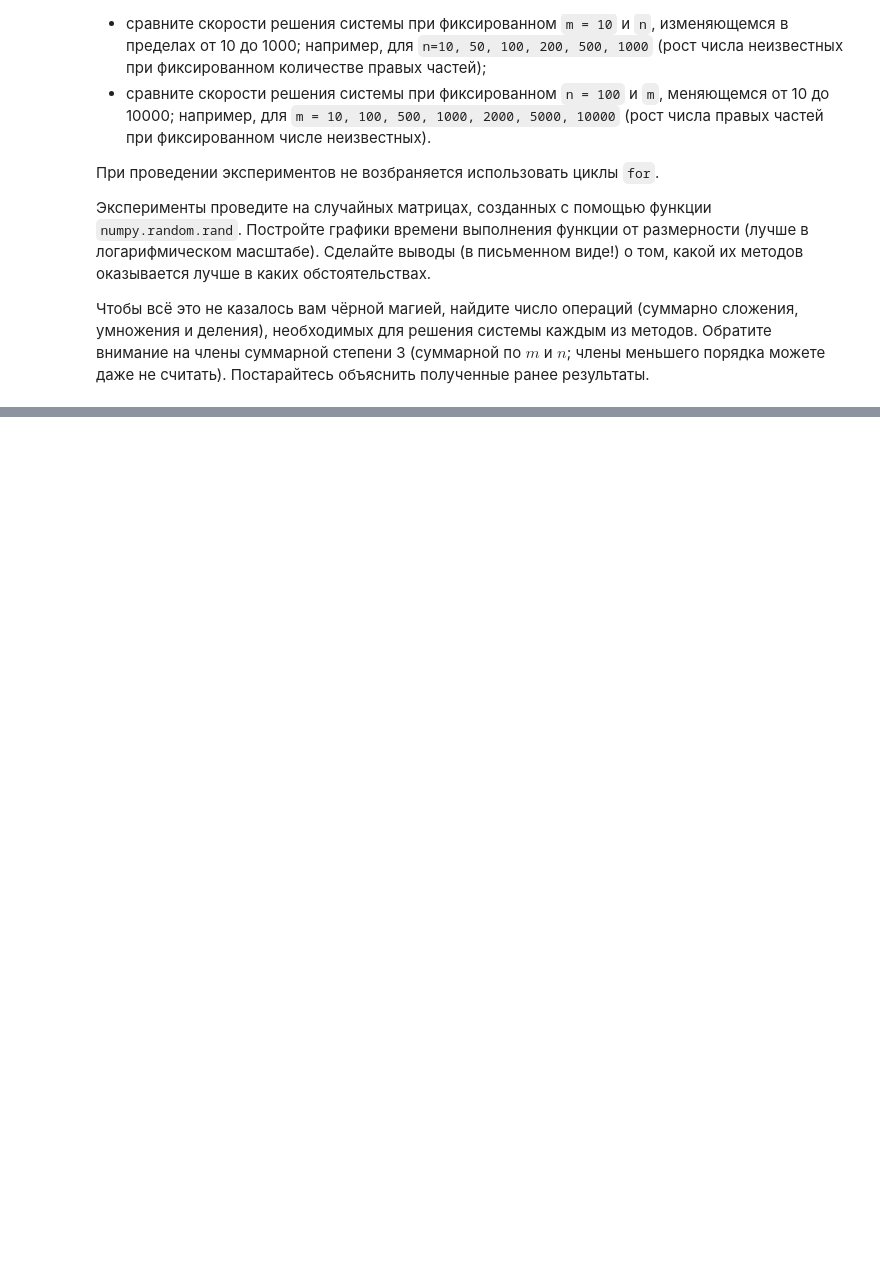
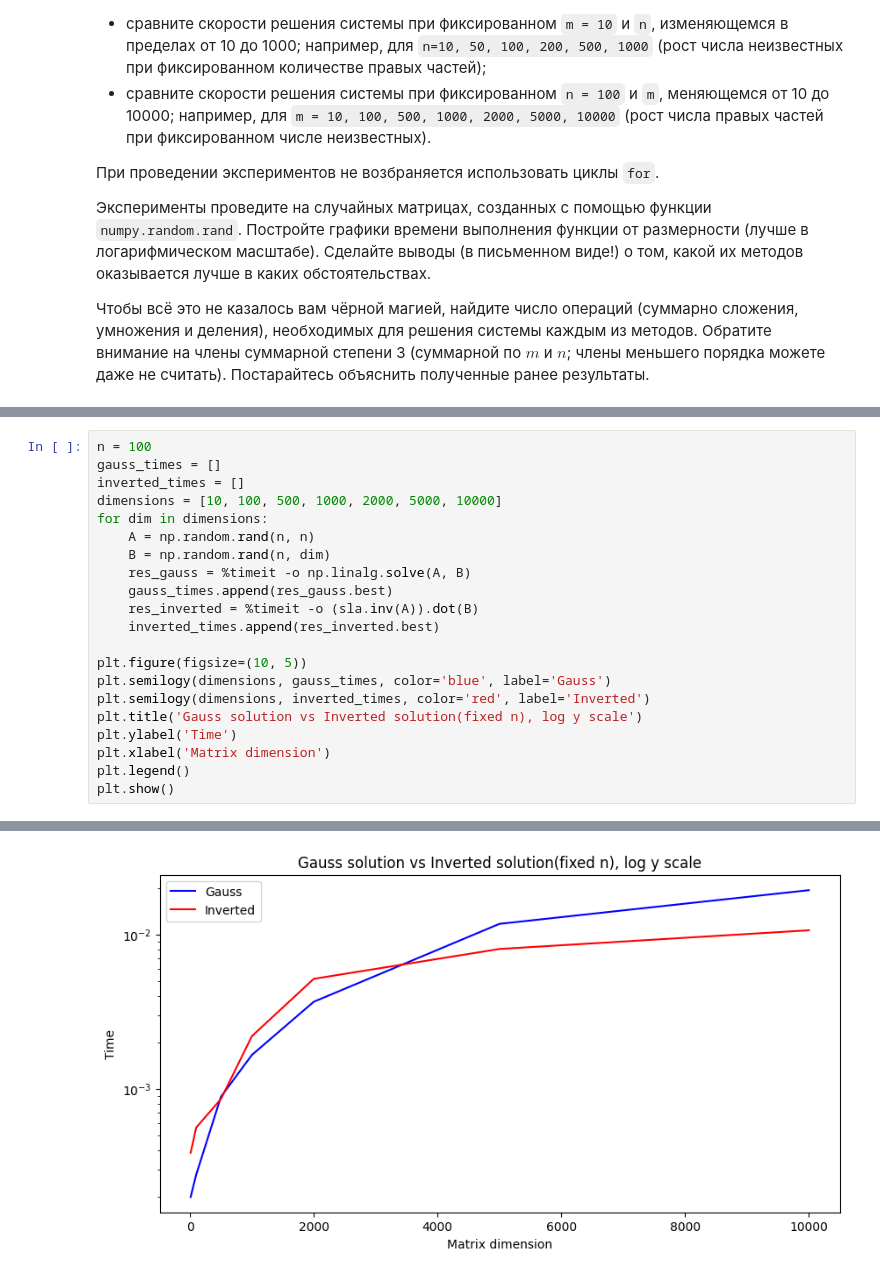
Before and after one commit to wqrxssq/olympic_algos, a Jupyter notebook: HSE_Linalg_Lab_2025_pilot.ipynb, the cells around one changed output, grey strips where cells are left out. Drawn from its saved outputs; the diff is of its cells as text; blank space fills up the shorter version.

```diff
--- a/HSE_Linalg_Lab_2025_pilot.ipynb
+++ b/HSE_Linalg_Lab_2025_pilot.ipynb
@@ -1044,0 +1094,22 @@ Does ln(B) equal A? -> False
+# %%
+n = 100
+gauss_times = []
+inverted_times = []
+dimensions = [10, 100, 500, 1000, 2000, 5000, 10000]
+for dim in dimensions:
+    A = np.random.rand(n, n)
+    B = np.random.rand(n, dim)
+    res_gauss = %timeit -o np.linalg.solve(A, B)
+    gauss_times.append(res_gauss.best)
+    res_inverted = %timeit -o (sla.inv(A)).dot(B)
+    inverted_times.append(res_inverted.best)
+
+plt.figure(figsize=(10, 5))
+plt.semilogy(dimensions, gauss_times, color='blue', label='Gauss')
+plt.semilogy(dimensions, inverted_times, color='red', label='Inverted')
+plt.title('Gauss solution vs Inverted solution(fixed n), log y scale')
+plt.ylabel('Time')
+plt.xlabel('Matrix dimension')
+plt.legend()
+plt.show()
+# %% [output]
@@ -1044,0 +1133 @@ Does ln(B) equal A? -> False
+[figure, added]
```
Also changed, not shown: parts of 12 cells of this notebook, 1 other file.
